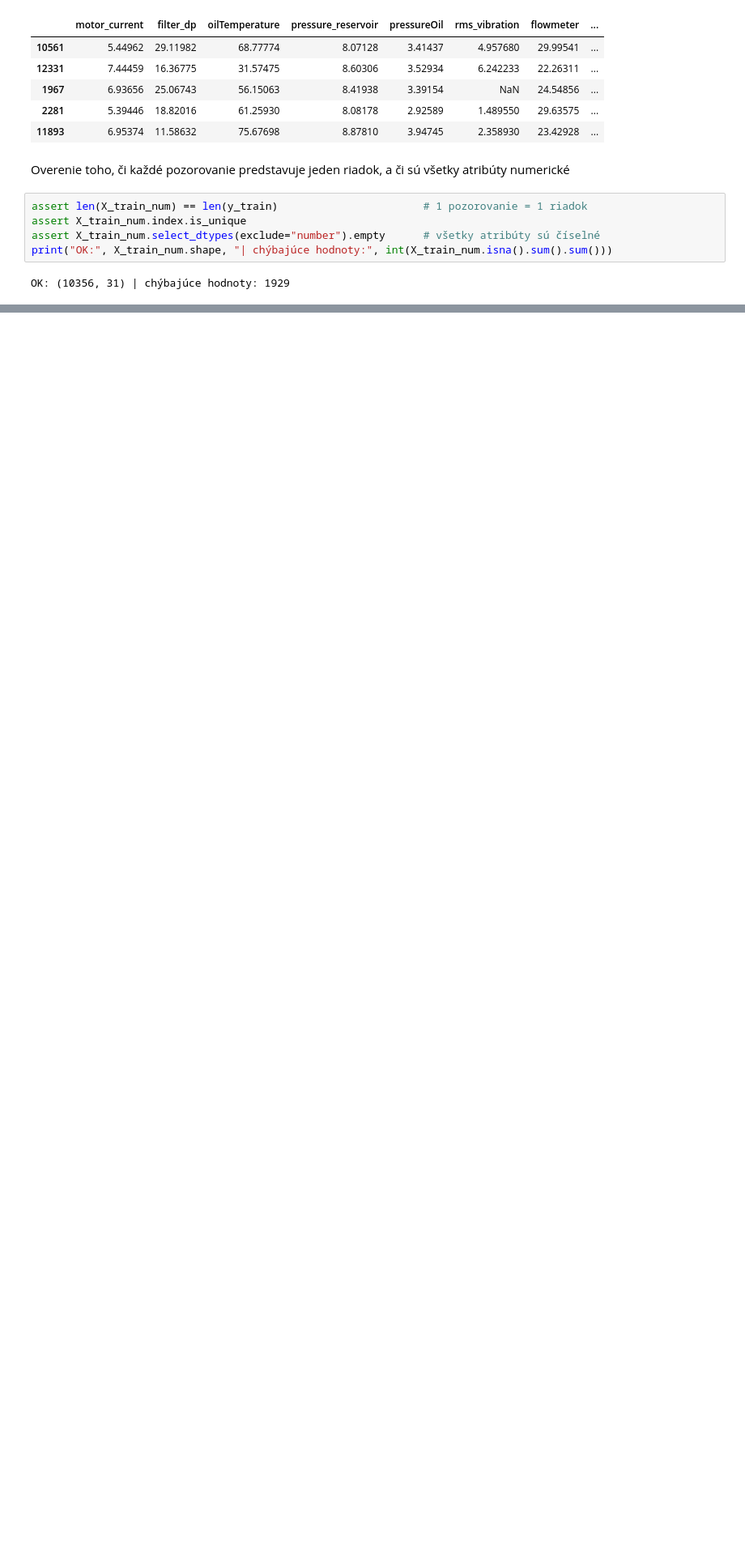
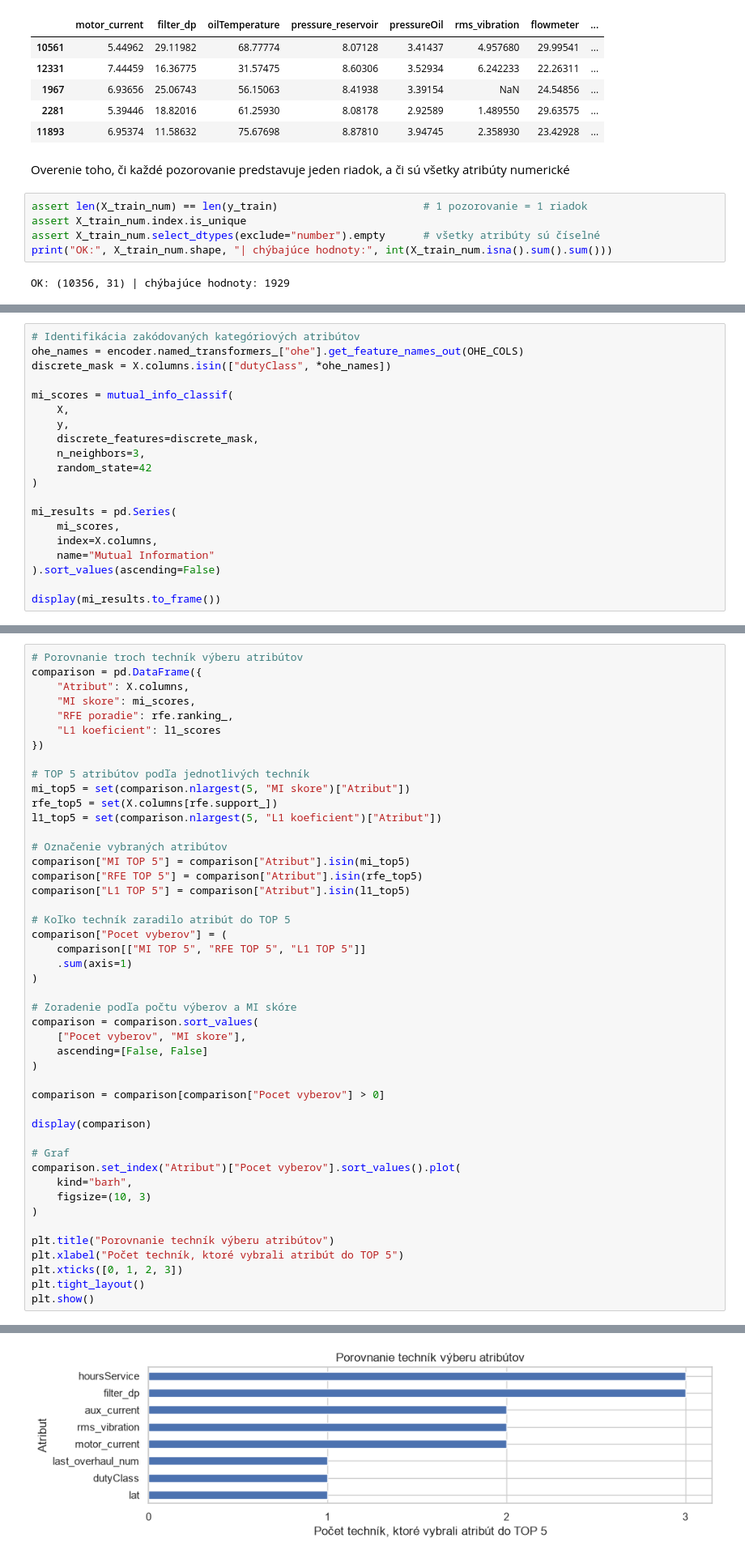
Before and after one commit to kavonada/IAU_zadanie, a Jupyter notebook: projekt.ipynb, the cells around one changed output, grey strips where cells are left out. Shown at 81% size. Cells and saved outputs as stored; diff of their text form; blank space fills up the shorter version.

```diff
--- a/projekt.ipynb
+++ b/projekt.ipynb
@@ -1363,0 +1446,20 @@ OK: (10356, 31) | chýbajúce hodnoty: 1929
+# %%
+# Identifikácia zakódovaných kategóriových atribútov
+ohe_names = encoder.named_transformers_["ohe"].get_feature_names_out(OHE_COLS)
+discrete_mask = X.columns.isin(["dutyClass", *ohe_names])
+
+mi_scores = mutual_info_classif(
+    X,
+    y,
+    discrete_features=discrete_mask,
+    n_neighbors=3,
+    random_state=42
+)
+
+mi_results = pd.Series(
+    mi_scores,
+    index=X.columns,
+    name="Mutual Information"
+).sort_values(ascending=False)
+
+display(mi_results.to_frame())
@@ -1363,0 +1592,47 @@ OK: (10356, 31) | chýbajúce hodnoty: 1929
+# %%
+# Porovnanie troch techník výberu atribútov
+comparison = pd.DataFrame({
+    "Atribut": X.columns,
+    "MI skore": mi_scores,
+    "RFE poradie": rfe.ranking_,
+    "L1 koeficient": l1_scores
+})
+
+# TOP 5 atribútov podľa jednotlivých techník
+mi_top5 = set(comparison.nlargest(5, "MI skore")["Atribut"])
+rfe_top5 = set(X.columns[rfe.support_])
+l1_top5 = set(comparison.nlargest(5, "L1 koeficient")["Atribut"])
+
+# Označenie vybraných atribútov
+comparison["MI TOP 5"] = comparison["Atribut"].isin(mi_top5)
+comparison["RFE TOP 5"] = comparison["Atribut"].isin(rfe_top5)
+comparison["L1 TOP 5"] = comparison["Atribut"].isin(l1_top5)
+
+# Koľko techník zaradilo atribút do TOP 5
+comparison["Pocet vyberov"] = (
+    comparison[["MI TOP 5", "RFE TOP 5", "L1 TOP 5"]]
+    .sum(axis=1)
+)
+
+# Zoradenie podľa počtu výberov a MI skóre
+comparison = comparison.sort_values(
+    ["Pocet vyberov", "MI skore"],
+    ascending=[False, False]
+)
+
+comparison = comparison[comparison["Pocet vyberov"] > 0]
+
+display(comparison)
+
+# Graf
+comparison.set_index("Atribut")["Pocet vyberov"].sort_values().plot(
+    kind="barh",
+    figsize=(10, 3)
+)
+
+plt.title("Porovnanie techník výberu atribútov")
+plt.xlabel("Počet techník, ktoré vybrali atribút do TOP 5")
+plt.xticks([0, 1, 2, 3])
+plt.tight_layout()
+plt.show()
+# %% [output]
@@ -1363,0 +1648 @@ OK: (10356, 31) | chýbajúce hodnoty: 1929
+[figure, added]
```
Also changed, not shown: parts of 19 cells of this notebook.
